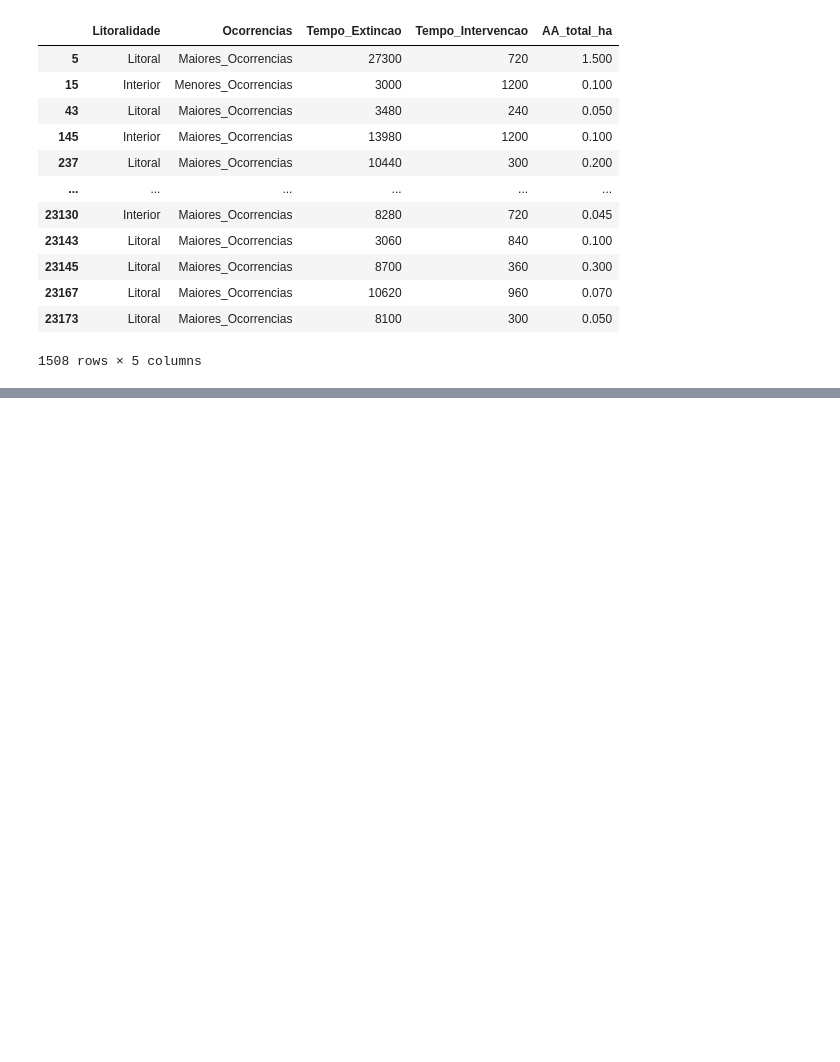
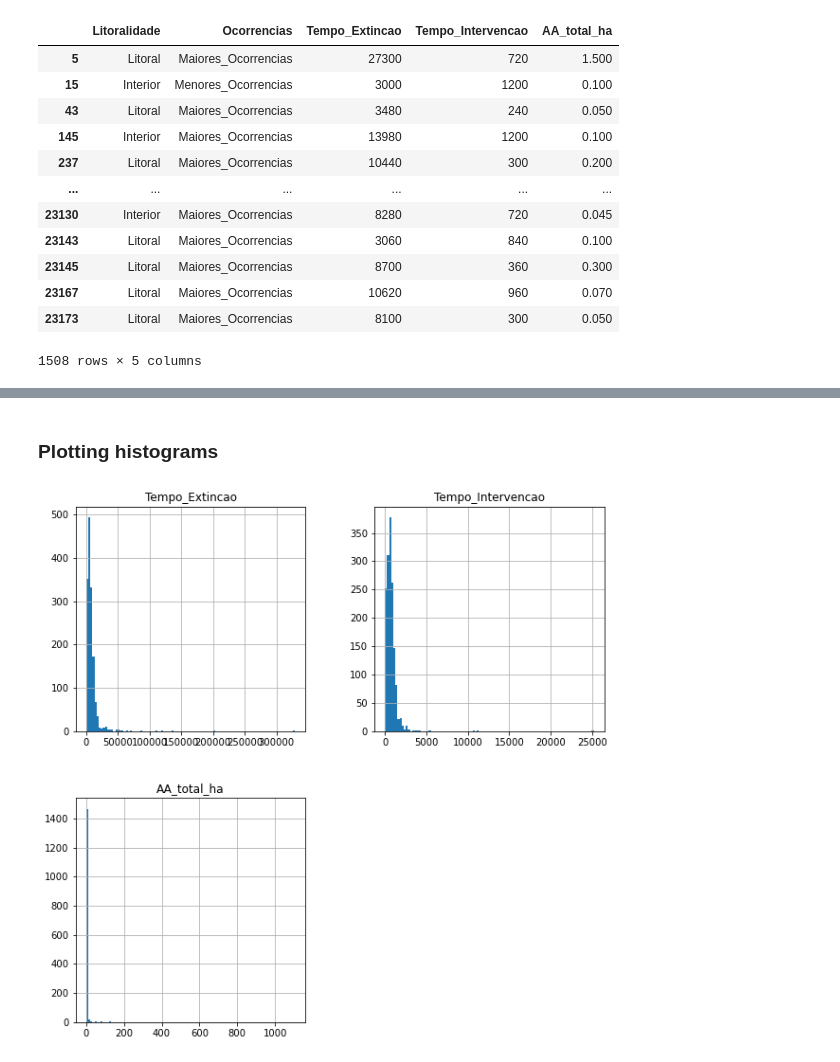
Before and after one commit to VascoBartolo/FCED_project, a Jupyter notebook: Trabalho_FSDE_stats_CT_VB/WildFires-Statistical_Investigation_CT_VB.ipynb, the cells around one changed output, grey strips where cells are left out. Drawn from its saved outputs; the diff is of its cells as text; code cells hidden in the pictures; blank space fills up the shorter version.

Commit message:
Added grapics
Added selected graphhics for final project

Signed-off-by: Cátia Teixeira <catia.rds.teixeira@gmail.com>

```diff
--- a/Trabalho_FSDE_stats_CT_VB/WildFires-Statistical_Investigation_CT_VB.ipynb
+++ b/Trabalho_FSDE_stats_CT_VB/WildFires-Statistical_Investigation_CT_VB.ipynb
@@ -281,0 +302,6 @@ c =
+# %% [markdown]
+<h3> Plotting histograms
+# %%
+c = reacendimentos_slim_delta.hist(figsize=(10,10),bins=100)
+# %% [output]
+[figure, added]
```
Also changed, not shown: parts of 52 cells of this notebook.
